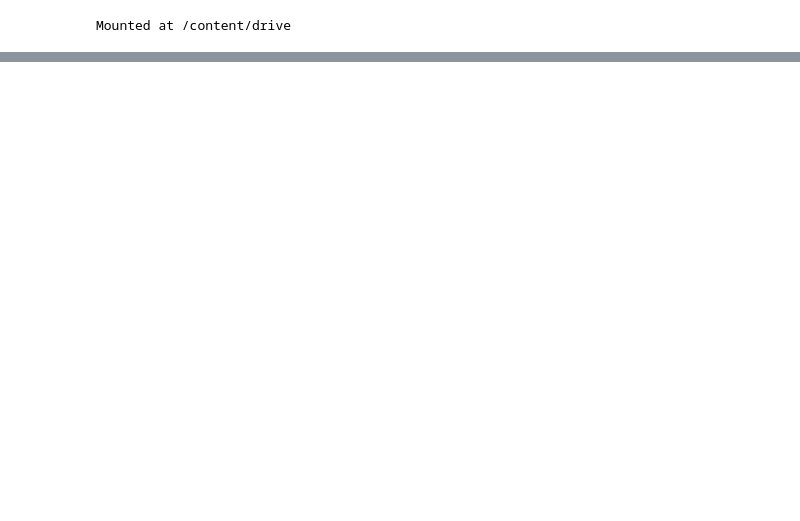
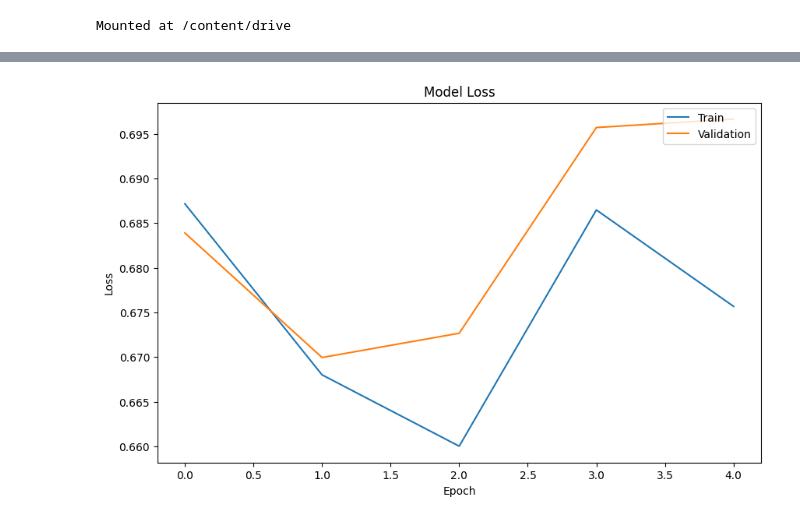
Before and after one commit to Medder001/ML-Final, a Jupyter notebook: ML_Final_Kay&Megan.ipynb, the cells around one changed output, grey strips where cells are left out. Saved outputs shown, nothing was run; the diff lists cells and outputs as text; code cells hidden in the pictures; blank space fills up the shorter version.

Commit message:
Added model

```diff
--- a/ML_Final_Kay&Megan.ipynb
+++ b/ML_Final_Kay&Megan.ipynb
@@ -63,0 +94,20 @@ We sample up to 1,000 images per class with a result of 975 image instances in o
+# %%
+# You will have to run this before you train every time or it will train the
+# already trained model.
+
+model = models.Sequential([
+    layers.Input(shape=(64, 64, 3)),
+    layers.Conv2D(32, (3, 3), activation='relu'),
+    layers.MaxPooling2D((2, 2)),
+    layers.Conv2D(64, (3, 3), activation='relu'),
+    layers.MaxPooling2D((2, 2)),
+    layers.Conv2D(128, (3, 3), activation='relu'),
+    layers.MaxPooling2D((2, 2)),
+    layers.Flatten(),
+    layers.Dense(64, activation='relu'),
+    layers.Dropout(0.5),
+    layers.Dense(1, activation='sigmoid')
+])
+
+model.compile(optimizer='adam', loss='binary_crossentropy', metrics=['accuracy'])
+model.summary()
@@ -63,0 +136,14 @@ We sample up to 1,000 images per class with a result of 975 image instances in o
+# %%
+early_stopping = tf.keras.callbacks.EarlyStopping(
+    monitor='val_loss',
+    patience=3,
+    restore_best_weights=True
+)
+
+history = model.fit(
+    X_train, y_train,
+    epochs=20,
+    batch_size=28,
+    validation_split=0.15,
+    callbacks=[early_stopping]
+)
@@ -63,0 +165,11 @@ We sample up to 1,000 images per class with a result of 975 image instances in o
+# %%
+plt.figure(figsize = (10, 6))
+plt.plot(history.history['loss'])
+plt.plot(history.history['val_loss'])
+plt.title('Model Loss')
+plt.ylabel('Loss')
+plt.xlabel('Epoch')
+plt.legend(['Train', 'Validation'], loc='lower right')
+plt.show()
+# %% [output]
+[figure, added]
```
Also changed, not shown: parts of 11 cells of this notebook.
